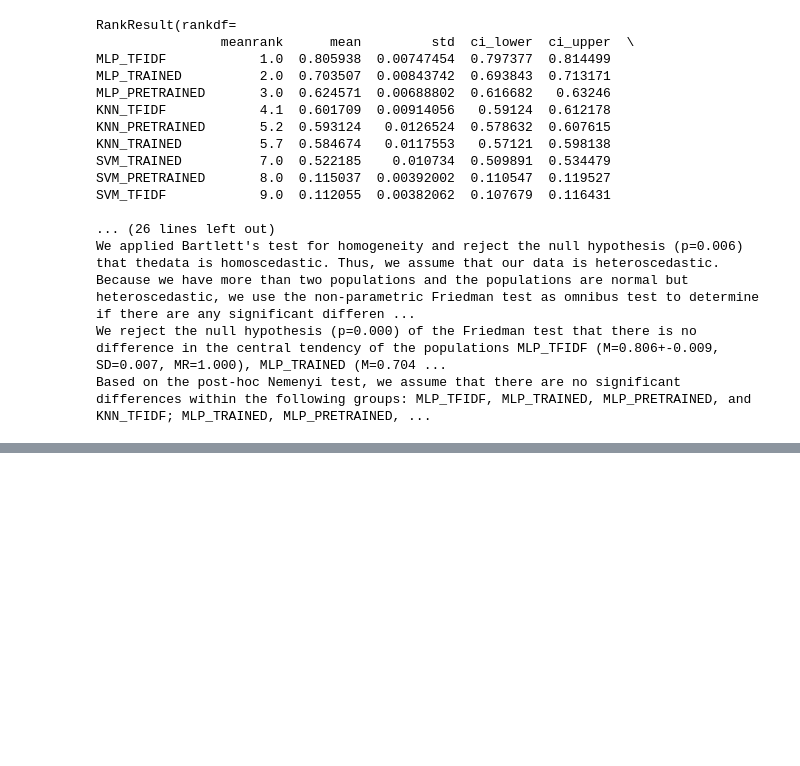
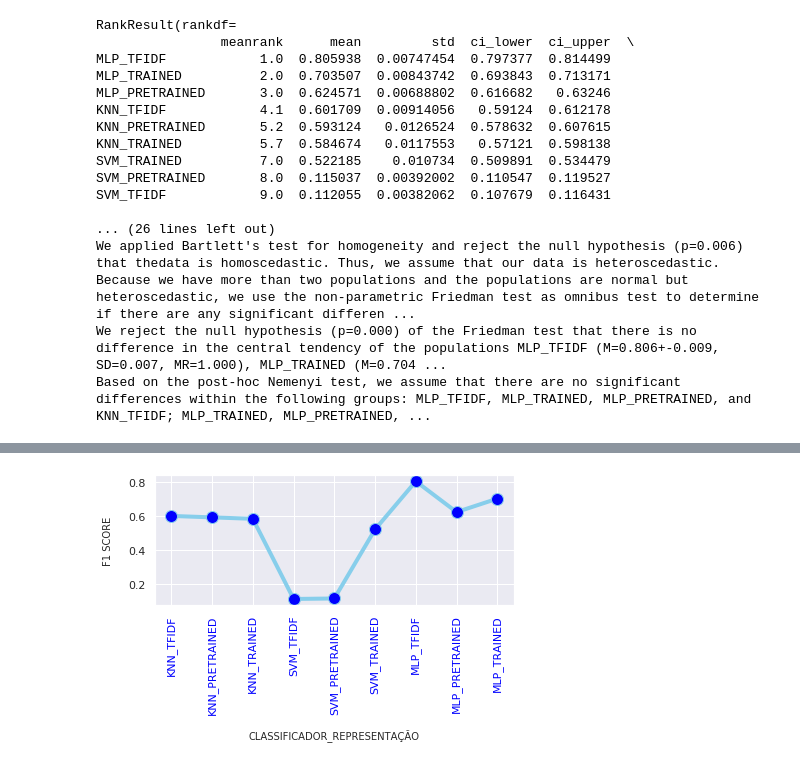
Before and after one commit to danieljunior/machine-leaning-2020.1, a Jupyter notebook: notebooks/Análise de Resultados.ipynb, the cells around one changed output, grey strips where cells are left out. Saved outputs shown, nothing was run; the diff lists cells and outputs as text; code cells hidden in the pictures; blank space fills up the shorter version.

```diff
--- a/notebooks/Análise de Resultados.ipynb
+++ b/notebooks/Análise de Resultados.ipynb
@@ -121,0 +125,18 @@ SVM\_TFIDF      & 9.000 & 0.112 & 0.004 &  [0.108, 0.116] & 116.899 &       larg
+# %%
+f1T = f1score.T.reset_index()
+f1T['average'] = f1T.mean(axis=1)
+
+plt.plot( 'index', 'average', data=f1T, marker='o', markerfacecolor='blue', markersize=12, color='skyblue',
+         linewidth=4)
+# plt.errorbar(f1T.index, f1T.average, yerr=0.1)
+
+plt.xlabel('CLASSIFICADOR_REPRESENTAÇÃO', fontsize=10, labelpad=15)
+plt.ylabel('F1 SCORE', fontsize=10, labelpad=15)
+
+plt.xticks(rotation=90, color='blue')
+plt.tight_layout()
+plt.gcf()
+plt.savefig('f1score_mean_test.png', bbox_inches = "tight")
+plt.show()
+# %% [output]
+[figure, added]
```
Also changed, not shown: parts of 9 cells of this notebook, 8 other files.
